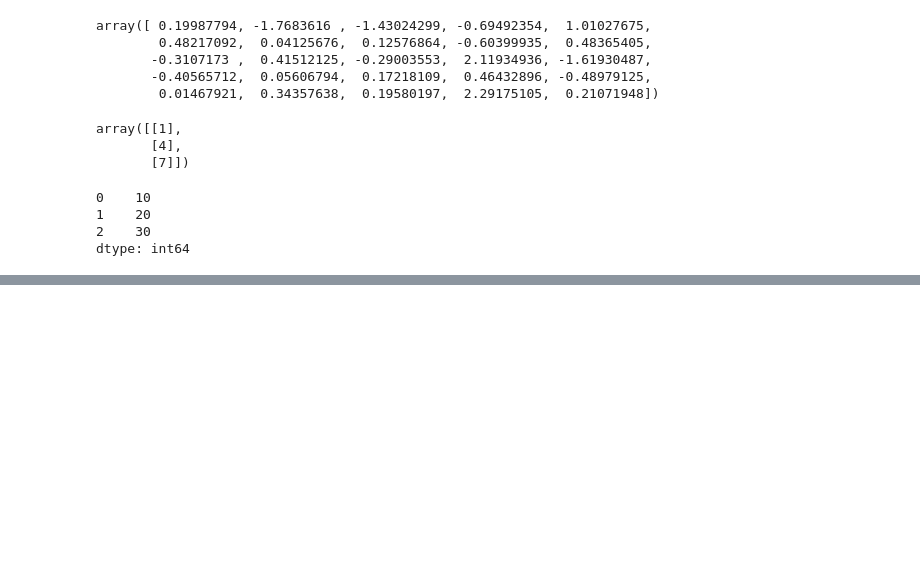
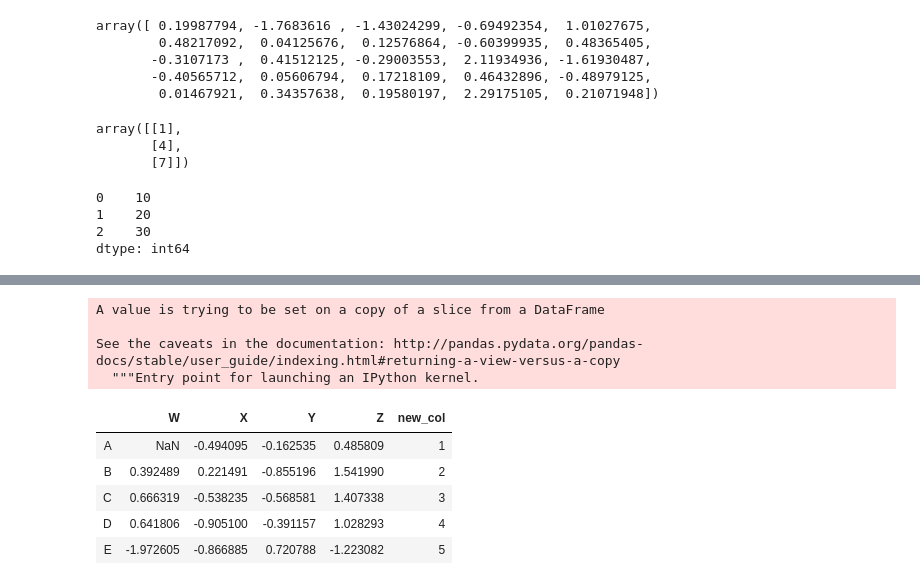
Before and after one commit to zaferozzcan/GA-DSI, a Jupyter notebook: week1/hello_world.ipynb, the cells around one changed output, grey strips where cells are left out. Drawn from its saved outputs; the diff is of its cells as text; code cells hidden in the pictures; blank space fills up the shorter version.

```diff
--- a/week1/hello_world.ipynb
+++ b/week1/hello_world.ipynb
@@ -407,0 +449,14 @@ pd.Series(data=my_data, index=labels)["a"]
+# %%
+df.W[0] = "NAN"
+df
+# %% [output]
+A value is trying to be set on a copy of a slice from a DataFrame
+
+See the caveats in the documentation: http://pandas.pydata.org/pandas-docs/stable/user_guide/indexing.html#returning-a-view-versus-a-copy
+  """Entry point for launching an IPython kernel.
+|  | W | X | Y | Z | new_col |
+| A | NaN | -0.494095 | -0.162535 | 0.485809 | 1 |
+| B | 0.392489 | 0.221491 | -0.855196 | 1.541990 | 2 |
+| C | 0.666319 | -0.538235 | -0.568581 | 1.407338 | 3 |
+| D | 0.641806 | -0.905100 | -0.391157 | 1.028293 | 4 |
+| E | -1.972605 | -0.866885 | 0.720788 | -1.223082 | 5 |
```
Also changed, not shown: parts of 9 cells of this notebook.
